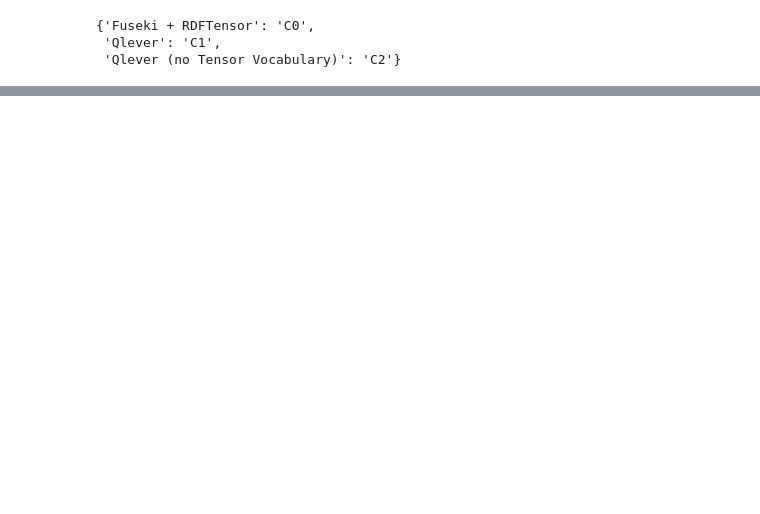
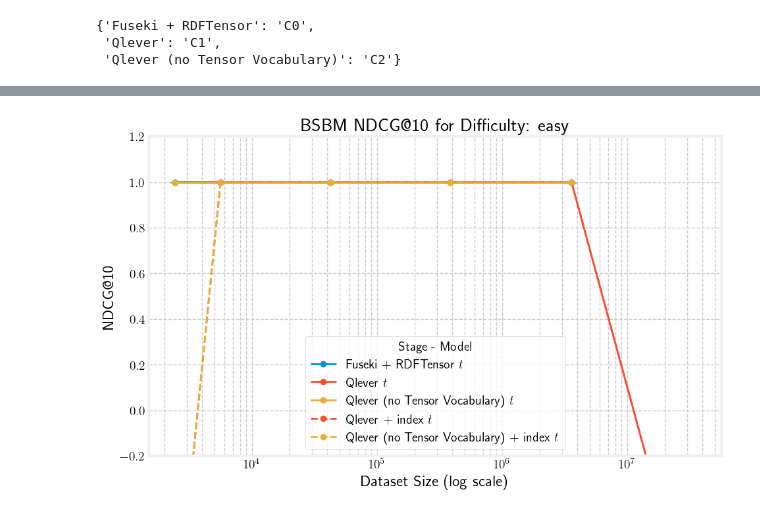
Before and after one commit to Dakantz/Dense-KG-Vector-DB, a Jupyter notebook: benchmarks/eval_timings_bsbm.ipynb, the cells around one changed output, grey strips where cells are left out. Drawn from its saved outputs; the diff is of its cells as text; code cells hidden in the pictures; blank space fills up the shorter version.

```diff
--- a/benchmarks/eval_timings_bsbm.ipynb
+++ b/benchmarks/eval_timings_bsbm.ipynb
@@ -643,0 +775,84 @@ Quantiles [0.0, 0.1, 0.2, 0.30000000000000004, 0.4, 0.5, 0.6000000000000001, 0.7
+# %%
+# plot the stats for the same runs, e.g. number of triples scanned, number of candidates, etc.
+
+relevant_measure_map = {
+    "ndcg_score": "NDCG@10",
+}
+stat_dir = figures_dir / "stats"
+stat_dir.mkdir(exist_ok=True, parents=True)
+for relevant_measure, ylabel in relevant_measure_map.items():
+    for i, difficulty in enumerate(difficulties):
+        fig, ax = plt.subplots(1, 1, figsize=(10, 6))
+        # set the subtitle to the difficulty
+
+        plot_timings(
+            ax,
+            timings_df,
+            engines,
+            difficulty,
+            relevant_measure=relevant_measure,
+            extrapolate=False,
+            fill_pdf=False,
+        )
+        ax.set_xscale("log")
+        ax.set_xlabel("Dataset Size (log scale)")
+        ax.set_ylabel(ylabel)
+        ax.set_title(f" {modes[mode]} {ylabel} for Difficulty: {difficulty}")
+        ax.legend()
+        ax.grid(True, which="both", ls="--")
+        ax.set_ylim(-0.2, 1.2)
+        ax.legend()
+        # y_grids = calc_extra_ticks(stats_df[relevant_measure])
+        tikzplotlib.save(
+            stat_dir / f"{mode}_{relevant_measure}_{difficulty}.tex",
+            extra_tikzpicture_parameters=[
+                "scale=0.5",
+                """every axis/.style={
+                    legend pos=south west,
+                    legend style={
+                font=\\small},
+                    legend columns=5,
+                    extra x ticks={"""
+                + ",".join(map(str, extra_x_ticks))
+                + """},
+                    extra x tick labels={ },
+                    extra y tick labels={ },
+                    extra tick style={
+                        tick style={draw=none},
+                        major grid style={dashed,red},
+                        grid=major,
+                    },
+                }""",
+            ],
+            axis_height="1\\textwidth",
+            axis_width="2\\textwidth",
+        )
+        legend = ax.legend(title="Stage - Model")
+        legend.set_ncols(2)
+        tikzplotlib.save(
+            stat_dir / f"{mode}_{relevant_measure}_{difficulty}_legend.tex",
+            extra_tikzpicture_parameters=[
+                "scale=0.5",
+                """every axis/.style={
+                    legend pos=south west,
+                    legend style={
+                font=\\small},
+                    legend columns=5,
+                    extra x ticks={"""
+                + ",".join(map(str, extra_x_ticks))
+                + """},
+                    extra x tick labels={ },
+                    extra y tick labels={ },
+                    extra tick style={
+                        tick style={draw=none},
+                        major grid style={dashed,red},
+                        grid=major,
+                    },
+                }""",
+            ],
+            axis_height="1\\textwidth",
+            axis_width="2\\textwidth",
+        )
+        plt.savefig(stat_dir / f"{mode}_{relevant_measure}_{difficulty}.png")
+        plt.show()
+# %% [output]
@@ -643,0 +860 @@ Quantiles [0.0, 0.1, 0.2, 0.30000000000000004, 0.4, 0.5, 0.6000000000000001, 0.7
+[figure, added]
```
Also changed, not shown: parts of 10 cells of this notebook, 6 other files.
